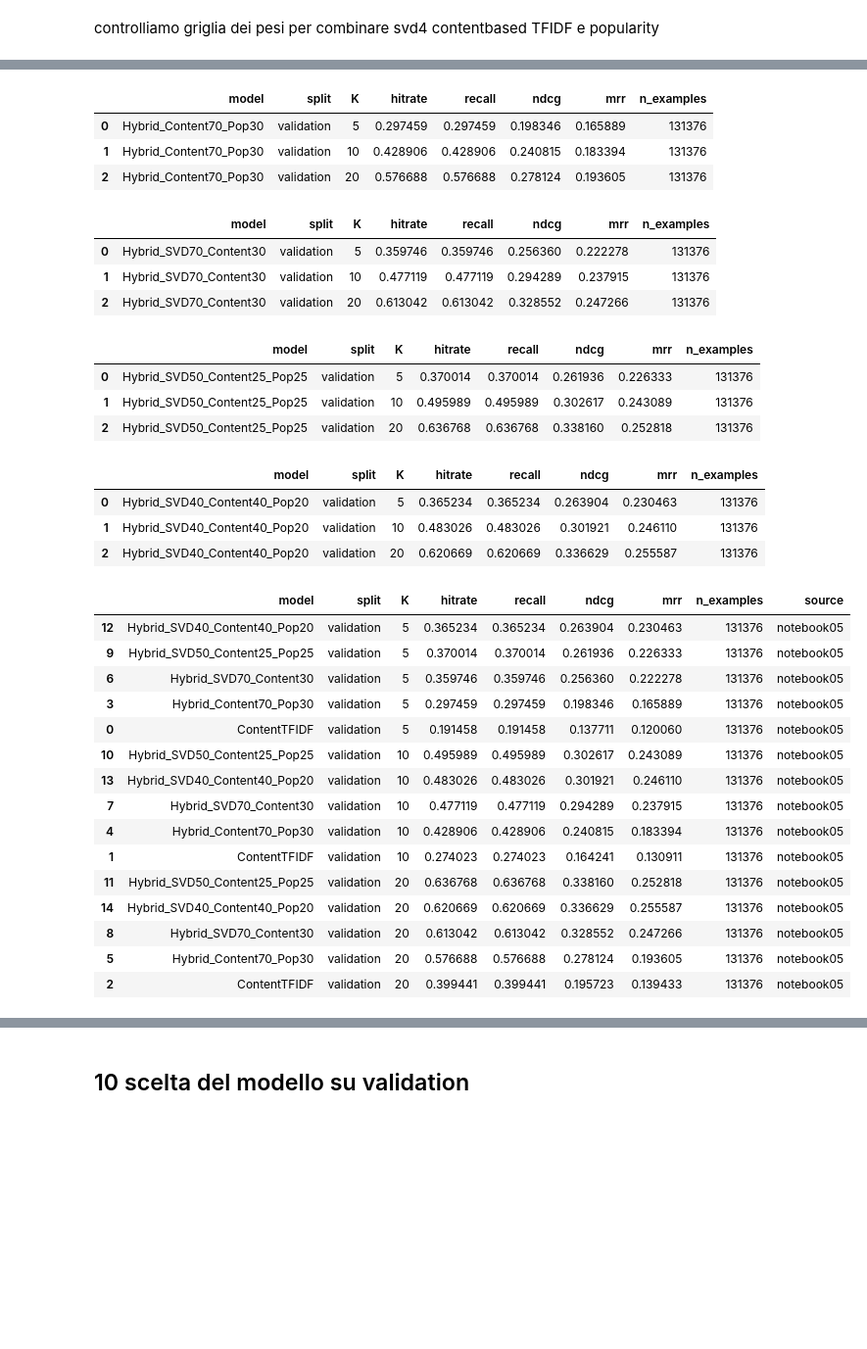
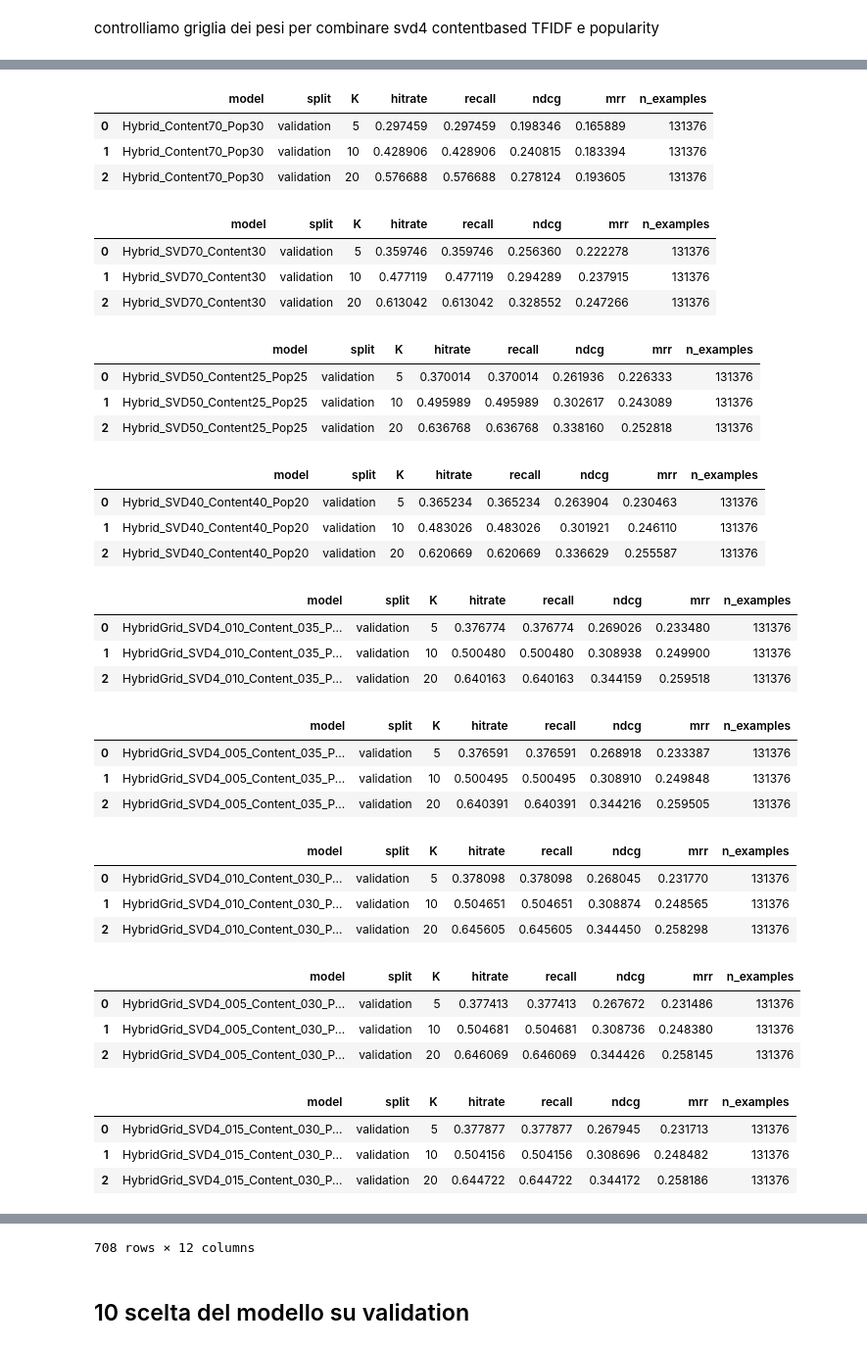
Before and after one commit to arsid2828/Tesi-ecommerce, a Jupyter notebook: notebooks/05_content_based_hybrid_recommender.ipynb, the cells around one changed output, grey strips where cells are left out. Shown at 98% size. Drawn from its saved outputs; the diff is of its cells as text; code cells hidden in the pictures; blank space fills up the shorter version.

Commit message:
finito notebook5 bene, nuovo best modello hybrid

```diff
--- a/notebooks/05_content_based_hybrid_recommender.ipynb
+++ b/notebooks/05_content_based_hybrid_recommender.ipynb
@@ -906,51 +938,64 @@ else:
 # %%
-#partiamo dai risultati già calcolati per contentTFIDF
 validation_metric_frames=[content_validation_metrics]
 validation_rank_frames=[content_validation_ranks]
-#scorri tutti i modelli disponibili nel dizionario
-for model_name,score_fn in notebook05_score_functions.items(): #scorre tutti i modelli disponibili
+
+if "hybrid_grid_validation_metrics_df" in globals() and not hybrid_grid_validation_metrics_df.empty:
+    validation_metric_frames.append(hybrid_grid_validation_metrics_df)
+
+if "hybrid_grid_model_names" in globals():
+    grid_model_names=set(hybrid_grid_model_names)
+else:
+    grid_model_names=set()
+
+for model_name,score_fn in notebook05_score_functions.items():
     if model_name=="ContentTFIDF":
-        continue #lo salta, già valutato prima
-    metrics_df,ranks_df=evaluate_model(validation_samples_df,model_name,score_fn,"validation")  #valuta modello corrente su validation
-    validation_metric_frames.append(metrics_df) #metriche aggregate
-    validation_rank_frames.append(ranks_df) #rank dettagliati esempio per esempio
+        continue
+    metrics_df,ranks_df=evaluate_model(validation_samples_df,model_name,score_fn,"validation")
+    if model_name not in grid_model_names:
+        validation_metric_frames.append(metrics_df)
+    validation_rank_frames.append(ranks_df)
     display(metrics_df)
 
 notebook05_validation_metrics_df=pd.concat(validation_metric_frames,ignore_index=True)
+notebook05_validation_metrics_df=notebook05_validation_metrics_df.drop_duplicates(["model","split","K"],keep="first")
 notebook05_validation_ranks_df=pd.concat(validation_rank_frames,ignore_index=True)
 notebook05_validation_metrics_df["source"]="notebook05"
 
 display(notebook05_validation_metrics_df.sort_values(["K","ndcg"],ascending=[True,False]))
 # %% [output]
 |  | model | split | K | hitrate | recall | ndcg | mrr | n_examples |
 | 0 | Hybrid_Content70_Pop30 | validation | 5 | 0.297459 | 0.297459 | 0.198346 | 0.165889 | 131376 |
 | 1 | Hybrid_Content70_Pop30 | validation | 10 | 0.428906 | 0.428906 | 0.240815 | 0.183394 | 131376 |
 | 2 | Hybrid_Content70_Pop30 | validation | 20 | 0.576688 | 0.576688 | 0.278124 | 0.193605 | 131376 |
 |  | model | split | K | hitrate | recall | ndcg | mrr | n_examples |
 | 0 | Hybrid_SVD70_Content30 | validation | 5 | 0.359746 | 0.359746 | 0.256360 | 0.222278 | 131376 |
 | 1 | Hybrid_SVD70_Content30 | validation | 10 | 0.477119 | 0.477119 | 0.294289 | 0.237915 | 131376 |
 | 2 | Hybrid_SVD70_Content30 | validation | 20 | 0.613042 | 0.613042 | 0.328552 | 0.247266 | 131376 |
 |  | model | split | K | hitrate | recall | ndcg | mrr | n_examples |
 | 0 | Hybrid_SVD50_Content25_Pop25 | validation | 5 | 0.370014 | 0.370014 | 0.261936 | 0.226333 | 131376 |
 | 1 | Hybrid_SVD50_Content25_Pop25 | validation | 10 | 0.495989 | 0.495989 | 0.302617 | 0.243089 | 131376 |
 | 2 | Hybrid_SVD50_Content25_Pop25 | validation | 20 | 0.636768 | 0.636768 | 0.338160 | 0.252818 | 131376 |
 |  | model | split | K | hitrate | recall | ndcg | mrr | n_examples |
 | 0 | Hybrid_SVD40_Content40_Pop20 | validation | 5 | 0.365234 | 0.365234 | 0.263904 | 0.230463 | 131376 |
 | 1 | Hybrid_SVD40_Content40_Pop20 | validation | 10 | 0.483026 | 0.483026 | 0.301921 | 0.246110 | 131376 |
 | 2 | Hybrid_SVD40_Content40_Pop20 | validation | 20 | 0.620669 | 0.620669 | 0.336629 | 0.255587 | 131376 |
-|  | model | split | K | hitrate | recall | ndcg | mrr | n_examples | source |
-| 12 | Hybrid_SVD40_Content40_Pop20 | validation | 5 | 0.365234 | 0.365234 | 0.263904 | 0.230463 | 131376 | notebook05 |
-| 9 | Hybrid_SVD50_Content25_Pop25 | validation | 5 | 0.370014 | 0.370014 | 0.261936 | 0.226333 | 131376 | notebook05 |
-| 6 | Hybrid_SVD70_Content30 | validation | 5 | 0.359746 | 0.359746 | 0.256360 | 0.222278 | 131376 | notebook05 |
-| 3 | Hybrid_Content70_Pop30 | validation | 5 | 0.297459 | 0.297459 | 0.198346 | 0.165889 | 131376 | notebook05 |
-| 0 | ContentTFIDF | validation | 5 | 0.191458 | 0.191458 | 0.137711 | 0.120060 | 131376 | notebook05 |
-| 10 | Hybrid_SVD50_Content25_Pop25 | validation | 10 | 0.495989 | 0.495989 | 0.302617 | 0.243089 | 131376 | notebook05 |
-| 13 | Hybrid_SVD40_Content40_Pop20 | validation | 10 | 0.483026 | 0.483026 | 0.301921 | 0.246110 | 131376 | notebook05 |
-| 7 | Hybrid_SVD70_Content30 | validation | 10 | 0.477119 | 0.477119 | 0.294289 | 0.237915 | 131376 | notebook05 |
-| 4 | Hybrid_Content70_Pop30 | validation | 10 | 0.428906 | 0.428906 | 0.240815 | 0.183394 | 131376 | notebook05 |
-| 1 | ContentTFIDF | validation | 10 | 0.274023 | 0.274023 | 0.164241 | 0.130911 | 131376 | notebook05 |
-| 11 | Hybrid_SVD50_Content25_Pop25 | validation | 20 | 0.636768 | 0.636768 | 0.338160 | 0.252818 | 131376 | notebook05 |
-| 14 | Hybrid_SVD40_Content40_Pop20 | validation | 20 | 0.620669 | 0.620669 | 0.336629 | 0.255587 | 131376 | notebook05 |
-| 8 | Hybrid_SVD70_Content30 | validation | 20 | 0.613042 | 0.613042 | 0.328552 | 0.247266 | 131376 | notebook05 |
-| 5 | Hybrid_Content70_Pop30 | validation | 20 | 0.576688 | 0.576688 | 0.278124 | 0.193605 | 131376 | notebook05 |
-| 2 | ContentTFIDF | validation | 20 | 0.399441 | 0.399441 | 0.195723 | 0.139433 | 131376 | notebook05 |
+|  | model | split | K | hitrate | recall | ndcg | mrr | n_examples |
+| 0 | HybridGrid_SVD4_010_Content_035_P... | validation | 5 | 0.376774 | 0.376774 | 0.269026 | 0.233480 | 131376 |
+| 1 | HybridGrid_SVD4_010_Content_035_P... | validation | 10 | 0.500480 | 0.500480 | 0.308938 | 0.249900 | 131376 |
+| 2 | HybridGrid_SVD4_010_Content_035_P... | validation | 20 | 0.640163 | 0.640163 | 0.344159 | 0.259518 | 131376 |
+|  | model | split | K | hitrate | recall | ndcg | mrr | n_examples |
+| 0 | HybridGrid_SVD4_005_Content_035_P... | validation | 5 | 0.376591 | 0.376591 | 0.268918 | 0.233387 | 131376 |
+| 1 | HybridGrid_SVD4_005_Content_035_P... | validation | 10 | 0.500495 | 0.500495 | 0.308910 | 0.249848 | 131376 |
+| 2 | HybridGrid_SVD4_005_Content_035_P... | validation | 20 | 0.640391 | 0.640391 | 0.344216 | 0.259505 | 131376 |
+|  | model | split | K | hitrate | recall | ndcg | mrr | n_examples |
+| 0 | HybridGrid_SVD4_010_Content_030_P... | validation | 5 | 0.378098 | 0.378098 | 0.268045 | 0.231770 | 131376 |
+| 1 | HybridGrid_SVD4_010_Content_030_P... | validation | 10 | 0.504651 | 0.504651 | 0.308874 | 0.248565 | 131376 |
+| 2 | HybridGrid_SVD4_010_Content_030_P... | validation | 20 | 0.645605 | 0.645605 | 0.344450 | 0.258298 | 131376 |
+|  | model | split | K | hitrate | recall | ndcg | mrr | n_examples |
+| 0 | HybridGrid_SVD4_005_Content_030_P... | validation | 5 | 0.377413 | 0.377413 | 0.267672 | 0.231486 | 131376 |
+| 1 | HybridGrid_SVD4_005_Content_030_P... | validation | 10 | 0.504681 | 0.504681 | 0.308736 | 0.248380 | 131376 |
+| 2 | HybridGrid_SVD4_005_Content_030_P... | validation | 20 | 0.646069 | 0.646069 | 0.344426 | 0.258145 | 131376 |
+|  | model | split | K | hitrate | recall | ndcg | mrr | n_examples |
+| 0 | HybridGrid_SVD4_015_Content_030_P... | validation | 5 | 0.377877 | 0.377877 | 0.267945 | 0.231713 | 131376 |
+| 1 | HybridGrid_SVD4_015_Content_030_P... | validation | 10 | 0.504156 | 0.504156 | 0.308696 | 0.248482 | 131376 |
+| 2 | HybridGrid_SVD4_015_Content_030_P... | validation | 20 | 0.644722 | 0.644722 | 0.344172 | 0.258186 | 131376 |
@@ -957,3 +1014,4 @@ display(notebook05_validation_metrics_df.sort_values(["K","ndcg"],ascending=[Tru
+708 rows × 12 columns
 # %% [markdown]
 ## 10 scelta del modello su validation
 # %%
```
Also changed, not shown: parts of 7 cells of this notebook, 1 other file.
